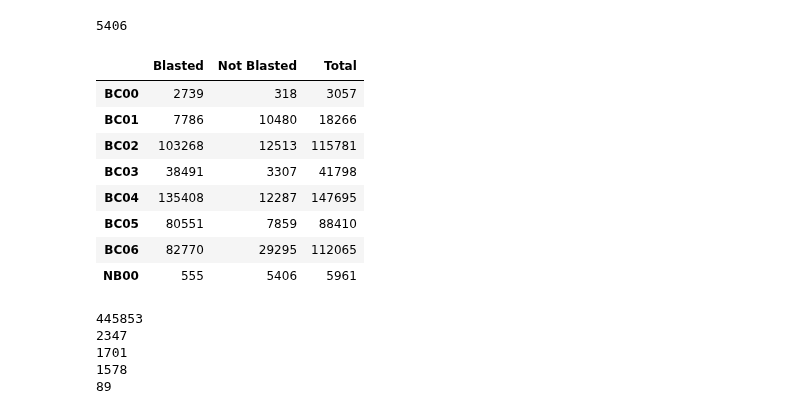
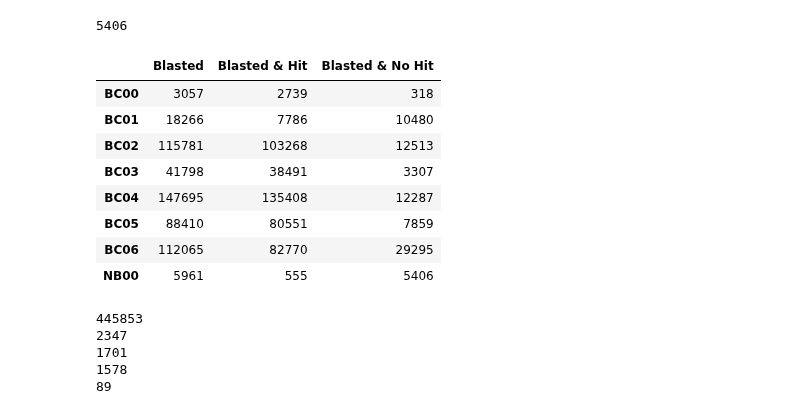
Before and after one commit to BenjaminSchwessinger/Gamran, a Jupyter notebook: MinIon_analysis_12122016_Wagga_initial-Copy1.ipynb, the cells around one changed output. Cells and saved outputs as stored; diff of their text form; code cells hidden in the pictures.

```diff
--- a/MinIon_analysis_12122016_Wagga_initial-Copy1.ipynb
+++ b/MinIon_analysis_12122016_Wagga_initial-Copy1.ipynb
@@ -846,31 +846,31 @@ SeqIO.write(not_blasted_sequences, noblasthit_file, "fasta")
 5406
 5406
 # %%
-not_blasted_df = {'Total' : [len(BC00_read_id_list), len(BC01_read_id_list),
+not_blasted_df = {'Blasted' : [len(BC00_read_id_list), len(BC01_read_id_list),
                                          len(BC02_read_id_list), len(BC03_read_id_list),
                                          len(BC04_read_id_list), len(BC05_read_id_list),
                                          len(BC06_read_id_list), len(NB00_read_id_list)],
-                  'Blasted' : [len(BC00_qseqid_list), len(BC01_qseqid_list),
+                  'Blasted & Hit' : [len(BC00_qseqid_list), len(BC01_qseqid_list),
                                          len(BC02_qseqid_list), len(BC03_qseqid_list),
                                          len(BC04_qseqid_list), len(BC05_qseqid_list),
                                          len(BC06_qseqid_list), len(NB00_qseqid_list)],
-                  'Not Blasted' : [len(BC00_not_blasted_list), len(BC01_not_blasted_list),
+                  'Blasted & No Hit' : [len(BC00_not_blasted_list), len(BC01_not_blasted_list),
                                          len(BC02_not_blasted_list), len(BC03_not_blasted_list),
                                          len(BC04_not_blasted_list), len(BC05_not_blasted_list),
                                          len(BC06_not_blasted_list), len(NB00_not_blasted_list)]}
 
 
 pd.DataFrame(not_blasted_df, index=['BC00', 'BC01', 'BC02', 'BC03', 'BC04', 'BC05', 'BC06', 'NB00'])
 # %% [output]
-|  | Blasted | Not Blasted | Total |
-| BC00 | 2739 | 318 | 3057 |
-| BC01 | 7786 | 10480 | 18266 |
-| BC02 | 103268 | 12513 | 115781 |
-| BC03 | 38491 | 3307 | 41798 |
-| BC04 | 135408 | 12287 | 147695 |
-| BC05 | 80551 | 7859 | 88410 |
-| BC06 | 82770 | 29295 | 112065 |
-| NB00 | 555 | 5406 | 5961 |
+|  | Blasted | Blasted & Hit | Blasted & No Hit |
+| BC00 | 3057 | 2739 | 318 |
+| BC01 | 18266 | 7786 | 10480 |
+| BC02 | 115781 | 103268 | 12513 |
+| BC03 | 41798 | 38491 | 3307 |
+| BC04 | 147695 | 135408 | 12287 |
+| BC05 | 88410 | 80551 | 7859 |
+| BC06 | 112065 | 82770 | 29295 |
+| NB00 | 5961 | 555 | 5406 |
 # %%
 #+print(joint_blast_df.groupby('species')['barcode'].get_group('Wheat').count())
 #print(joint_blast_df.groupby('species')['barcode'].get_group('Zymoseptoria tritici').count())
```
Also changed, not shown: parts of 1 cell of this notebook.
